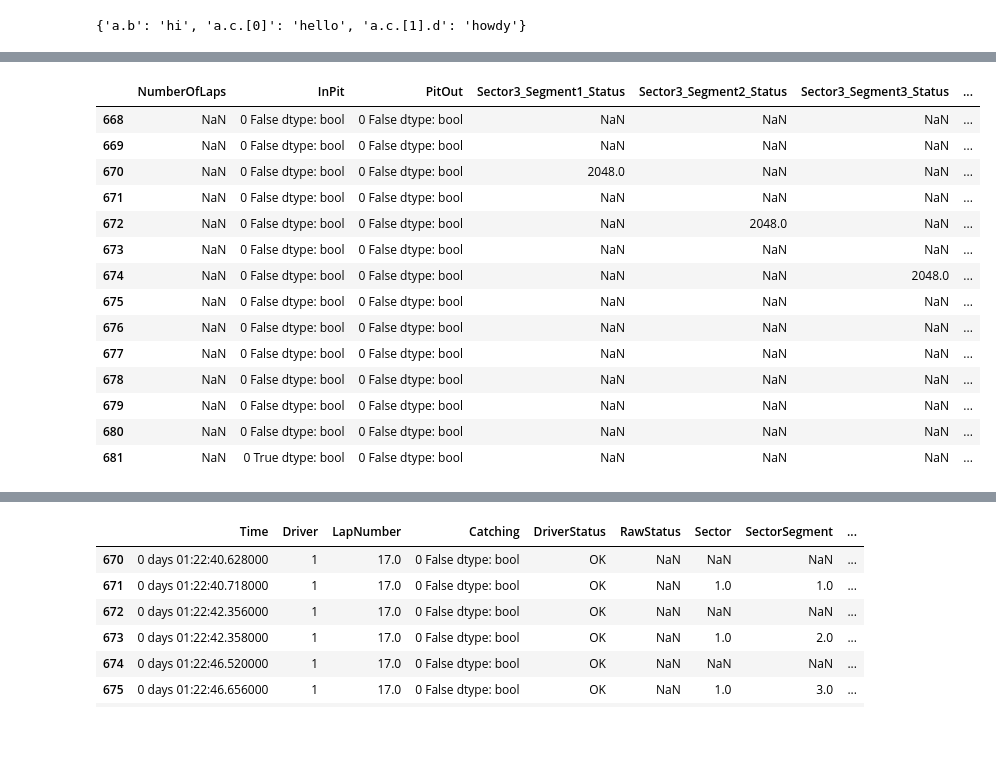
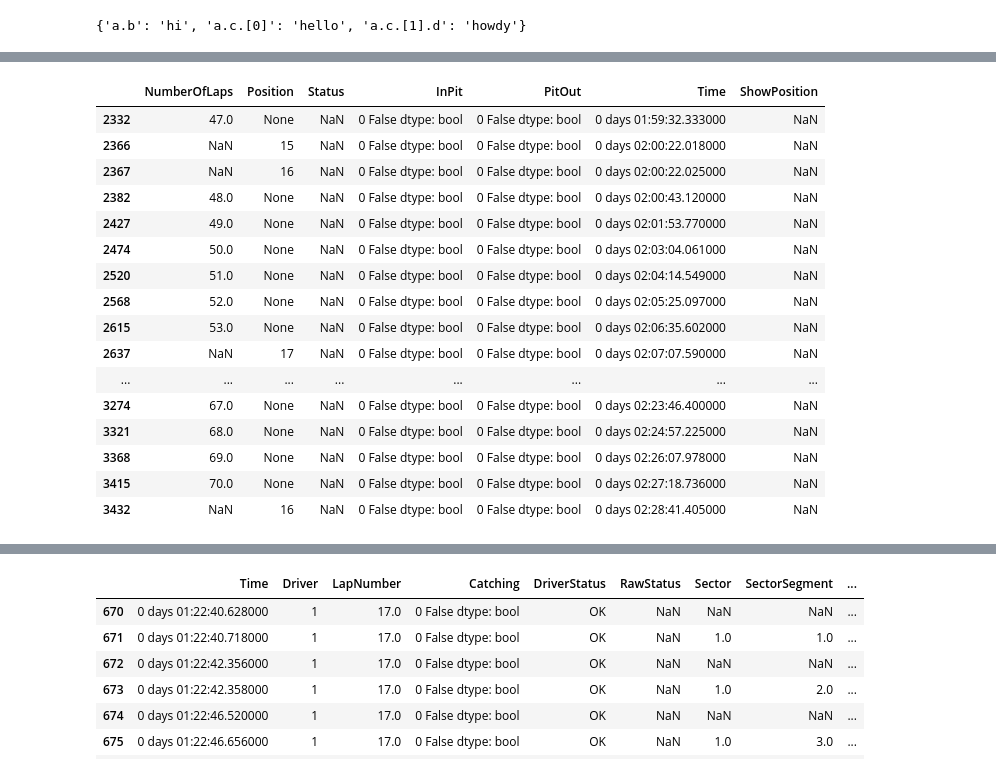
Before and after one commit to davidharrigan/formula-crunch, a Jupyter notebook: notebooks/raw_timing_data.ipynb, the cells around one changed output, grey strips where cells are left out. Drawn from its saved outputs; the diff is of its cells as text; code cells hidden in the pictures; blank space fills up the shorter version.

Commit message:
chore: overtake calculation still a little off

```diff
--- a/notebooks/raw_timing_data.ipynb
+++ b/notebooks/raw_timing_data.ipynb
@@ -154,6 +154,7 @@ column_data_transforms = {
     "Line": to_int,
     "NumberOfLaps": to_int,
     "NumberOfPitStops": to_int,
+    "Position": to_str,
     "Status": to_int,
     "Sector1_Time": to_timedelta,
     "Sector1_Time_Previous": to_timedelta,
@@ -315,62 +364,76 @@ display(df)
 # False - all the cars DNF'd
 #   Latifi -> Status 28 @ 02:07:25.348
 #   Perez -> Status 28 @ 01:35:29.890
 #   Sainz -> Status 4 @ 02:18:36.262
 # True - Only set at race start
 # display(df["ShowPosition"].unique())
 # display(df[df["ShowPosition"] == True])
 
-lat = df.copy()
-lat = df.query('Driver == "6"').reset_index(drop=True)
+tsu = df.copy()
+tsu = df.query('Driver == "22"').reset_index(drop=True)
+
+nan = np.nan
+
+start = tsu[tsu["NumberOfLaps"] == 47]["Time"]
+# end = tsu[tsu["NumberOfLaps"] == 70]["Time"]
+entries = tsu[(tsu["Time"] >= start.item())] # & (tsu["Time"] < end.item())]
+display(
+    # entries.filter(regex="^(NumberOfLaps|Position|Time|Sector1_Segment\d{1}_Status|InPit|PitOut)$").query("Position == Position or NumberOfLaps == NumberOfLaps")
+    entries.filter(regex="^(NumberOfLaps|Position|ShowPosition|Time|Status|InPit|PitOut)$").query("Position != 'None' or NumberOfLaps == NumberOfLaps")
+)
 
 # display(entries.filter(items=columns_to_show).filter(regex='^(?!.*Stop|Overall|PersonalFastest).*$'))
 # display(entries.filter(items=columns_to_show))
 
+# NOTE: SectorSegment seems to correspond with the little progress bar that shows up in the data view of F1TV
+
 # Understanding sector status to see if we can get a better idea of when a driver is entering/exiting the pit lane.
 # SectorX_SegmentY_Status
-# 2048
+# 2048 => Yellow bar?
 # 2049
 # 2064 => something about pit lane??
 # so for overtake calculation, either want to use:
 # For pit_in:
 #   - First 2064
 #   - Or the timestamp of last 2048 (would be sector 3 segment 4 time for AUS at least)
 #   - Using the last 2048 seems to be the best - PIT_LANE_ENTERED
 # For pit_out:
 #   - First 2048
 #   - One timestamp before 2048 (there seems to be single NaN entry for sector segments between 2048 and 2064, probably because they are not in "any sector")
 #   - Last 2064
 #   - Not 100% on this, first 2048 should be considered PIT_LANE_EXITED
 
 # For reference: 01:16:44.358000 alonso passed latifi, but latifi was going into pit somewhere around that time.
 # Last row is pit in
-start = lat[lat["NumberOfLaps"] == 11]["Time"]
-end = lat[lat["NumberOfLaps"] == 12]["Time"]
-entries = lat[(lat["Time"] >= start.item()) & (lat["Time"] < end.item())]
-display(
-    entries.filter(regex="^(NumberOfLaps|Sector3_Segment\d{1}_Status|InPit|PitOut|Time)$")[-15:-1]
-)
-
-# First row is pit out
-start = lat[lat["NumberOfLaps"] == 12]["Time"]
-end = lat[lat["NumberOfLaps"] == 13]["Time"]
-entries = lat[(lat["Time"] >= start.item()) & (lat["Time"] < end.item())]
-display(
-    entries.filter(regex="^(NumberOfLaps|Sector1_Segment\d{1}_Status|InPit|PitOut|Time)$")[4:15]
-)
+# start = lat[lat["NumberOfLaps"] == 11]["Time"]
+# end = lat[lat["NumberOfLaps"] == 12]["Time"]
+# entries = lat[(lat["Time"] >= start.item()) & (lat["Time"] < end.item())]
+# display(
+#     entries.filter(regex="^(NumberOfLaps|Sector3_Segment\d{1}_Status|InPit|PitOut|Time)$")[-15:-1]
+# )
+#
+# # First row is pit out
+# start = lat[lat["NumberOfLaps"] == 12]["Time"]
+# end = lat[lat["NumberOfLaps"] == 13]["Time"]
+# entries = lat[(lat["Time"] >= start.item()) & (lat["Time"] < end.item())]
+# display(
+#     entries.filter(regex="^(NumberOfLaps|Sector1_Segment\d{1}_Status|InPit|PitOut|Time)$")[4:15]
+# )
 # %% [output]
-|  | NumberOfLaps | InPit | PitOut | Sector3_Segment1_Status | Sector3_Segment2_Status | Sector3_Segment3_Status | ... |
-| 668 | NaN | 0 False dtype: bool | 0 False dtype: bool | NaN | NaN | NaN | ... |
-| 669 | NaN | 0 False dtype: bool | 0 False dtype: bool | NaN | NaN | NaN | ... |
-| 670 | NaN | 0 False dtype: bool | 0 False dtype: bool | 2048.0 | NaN | NaN | ... |
-| 671 | NaN | 0 False dtype: bool | 0 False dtype: bool | NaN | NaN | NaN | ... |
-| 672 | NaN | 0 False dtype: bool | 0 False dtype: bool | NaN | 2048.0 | NaN | ... |
-| 673 | NaN | 0 False dtype: bool | 0 False dtype: bool | NaN | NaN | NaN | ... |
-| 674 | NaN | 0 False dtype: bool | 0 False dtype: bool | NaN | NaN | 2048.0 | ... |
-| 675 | NaN | 0 False dtype: bool | 0 False dtype: bool | NaN | NaN | NaN | ... |
-| 676 | NaN | 0 False dtype: bool | 0 False dtype: bool | NaN | NaN | NaN | ... |
-| 677 | NaN | 0 False dtype: bool | 0 False dtype: bool | NaN | NaN | NaN | ... |
-| 678 | NaN | 0 False dtype: bool | 0 False dtype: bool | NaN | NaN | NaN | ... |
-| 679 | NaN | 0 False dtype: bool | 0 False dtype: bool | NaN | NaN | NaN | ... |
-| 680 | NaN | 0 False dtype: bool | 0 False dtype: bool | NaN | NaN | NaN | ... |
-| 681 | NaN | 0 True dtype: bool | 0 False dtype: bool | NaN | NaN | NaN | ... |
+|  | NumberOfLaps | Position | Status | InPit | PitOut | Time | ShowPosition |
+| 2332 | 47.0 | None | NaN | 0 False dtype: bool | 0 False dtype: bool | 0 days 01:59:32.333000 | NaN |
+| 2366 | NaN | 15 | NaN | 0 False dtype: bool | 0 False dtype: bool | 0 days 02:00:22.018000 | NaN |
+| 2367 | NaN | 16 | NaN | 0 False dtype: bool | 0 False dtype: bool | 0 days 02:00:22.025000 | NaN |
+| 2382 | 48.0 | None | NaN | 0 False dtype: bool | 0 False dtype: bool | 0 days 02:00:43.120000 | NaN |
+| 2427 | 49.0 | None | NaN | 0 False dtype: bool | 0 False dtype: bool | 0 days 02:01:53.770000 | NaN |
+| 2474 | 50.0 | None | NaN | 0 False dtype: bool | 0 False dtype: bool | 0 days 02:03:04.061000 | NaN |
+| 2520 | 51.0 | None | NaN | 0 False dtype: bool | 0 False dtype: bool | 0 days 02:04:14.549000 | NaN |
+| 2568 | 52.0 | None | NaN | 0 False dtype: bool | 0 False dtype: bool | 0 days 02:05:25.097000 | NaN |
+| 2615 | 53.0 | None | NaN | 0 False dtype: bool | 0 False dtype: bool | 0 days 02:06:35.602000 | NaN |
+| 2637 | NaN | 17 | NaN | 0 False dtype: bool | 0 False dtype: bool | 0 days 02:07:07.590000 | NaN |
+| ... | ... | ... | ... | ... | ... | ... | ... |
+| 3274 | 67.0 | None | NaN | 0 False dtype: bool | 0 False dtype: bool | 0 days 02:23:46.400000 | NaN |
+| 3321 | 68.0 | None | NaN | 0 False dtype: bool | 0 False dtype: bool | 0 days 02:24:57.225000 | NaN |
+| 3368 | 69.0 | None | NaN | 0 False dtype: bool | 0 False dtype: bool | 0 days 02:26:07.978000 | NaN |
+| 3415 | 70.0 | None | NaN | 0 False dtype: bool | 0 False dtype: bool | 0 days 02:27:18.736000 | NaN |
+| 3432 | NaN | 16 | NaN | 0 False dtype: bool | 0 False dtype: bool | 0 days 02:28:41.405000 | NaN |
```
Also changed, not shown: parts of 4 cells of this notebook, 9 other files.
